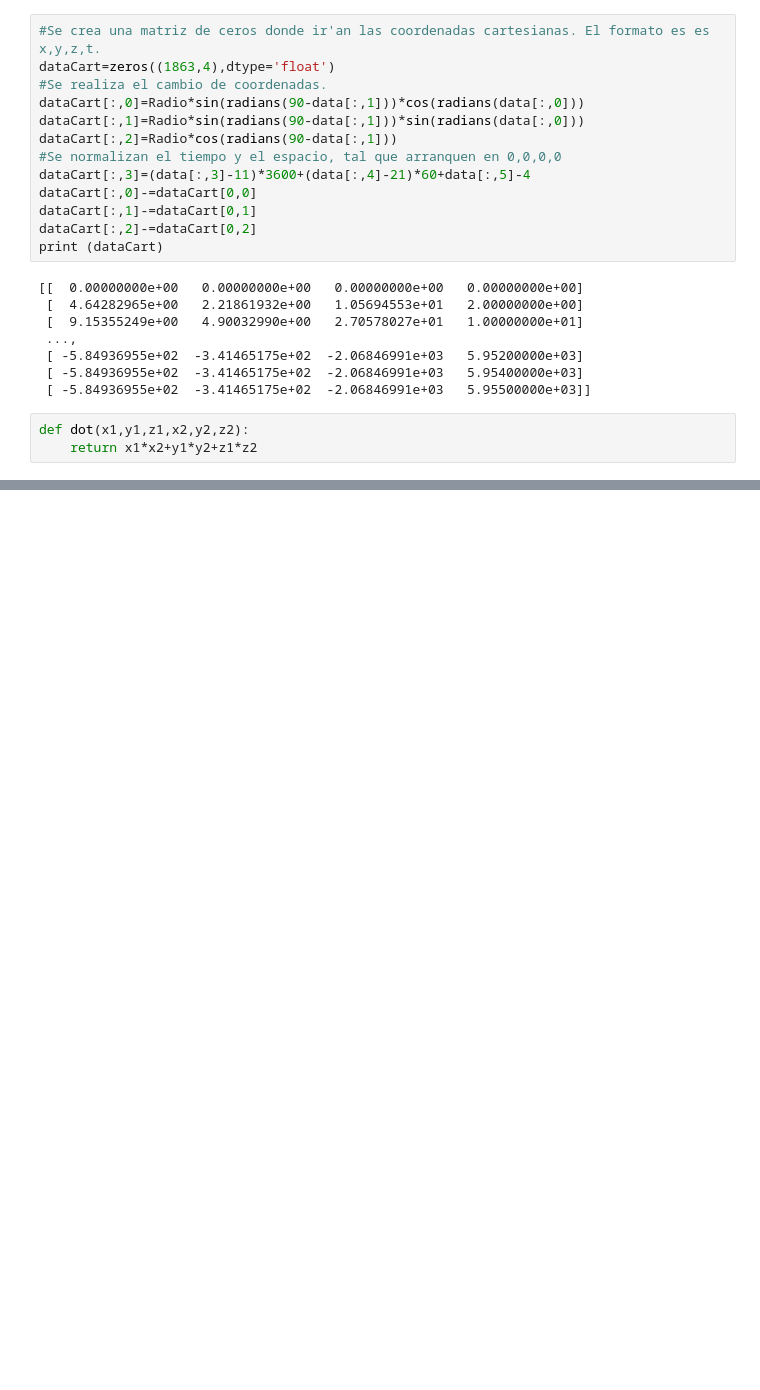
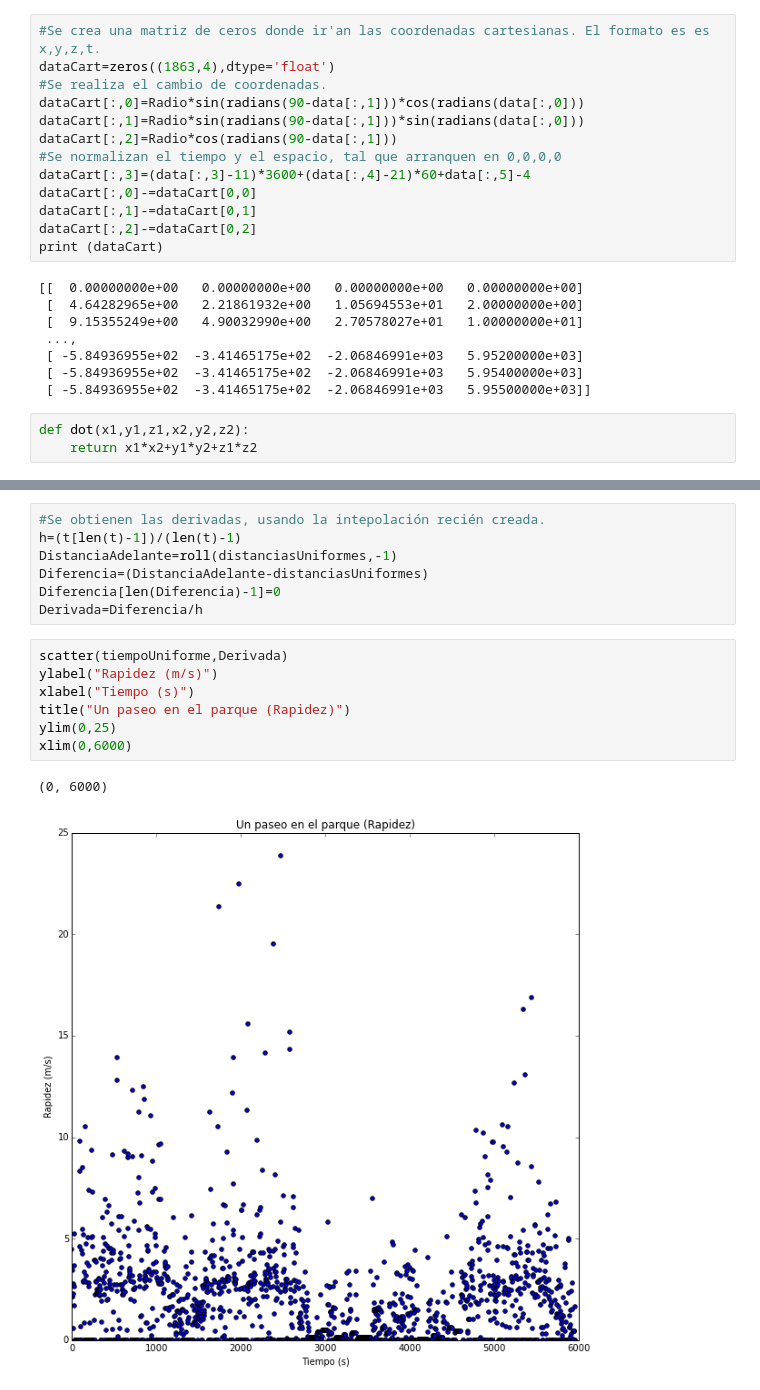
Before and after one commit to aricci10/MC, a Jupyter notebook: Talleres/Taller 6/GPS.ipynb, the cells around one changed output, grey strips where cells are left out. Saved outputs shown, nothing was run; the diff lists cells and outputs as text; blank space fills up the shorter version.

```diff
--- a/Talleres/Taller 6/GPS.ipynb
+++ b/Talleres/Taller 6/GPS.ipynb
@@ -61,0 +153,17 @@ print(dataBogo)
+# %%
+#Se obtienen las derivadas, usando la intepolación recién creada.
+h=(t[len(t)-1])/(len(t)-1)
+DistanciaAdelante=roll(distanciasUniformes,-1)
+Diferencia=(DistanciaAdelante-distanciasUniformes)
+Diferencia[len(Diferencia)-1]=0
+Derivada=Diferencia/h
+# %%
+scatter(tiempoUniforme,Derivada)
+ylabel("Rapidez (m/s)")
+xlabel("Tiempo (s)")
+title("Un paseo en el parque (Rapidez)")
+ylim(0,25)
+xlim(0,6000)
+# %% [output]
+(0, 6000)
+[figure, added]
```
Also changed, not shown: parts of 10 cells of this notebook.
